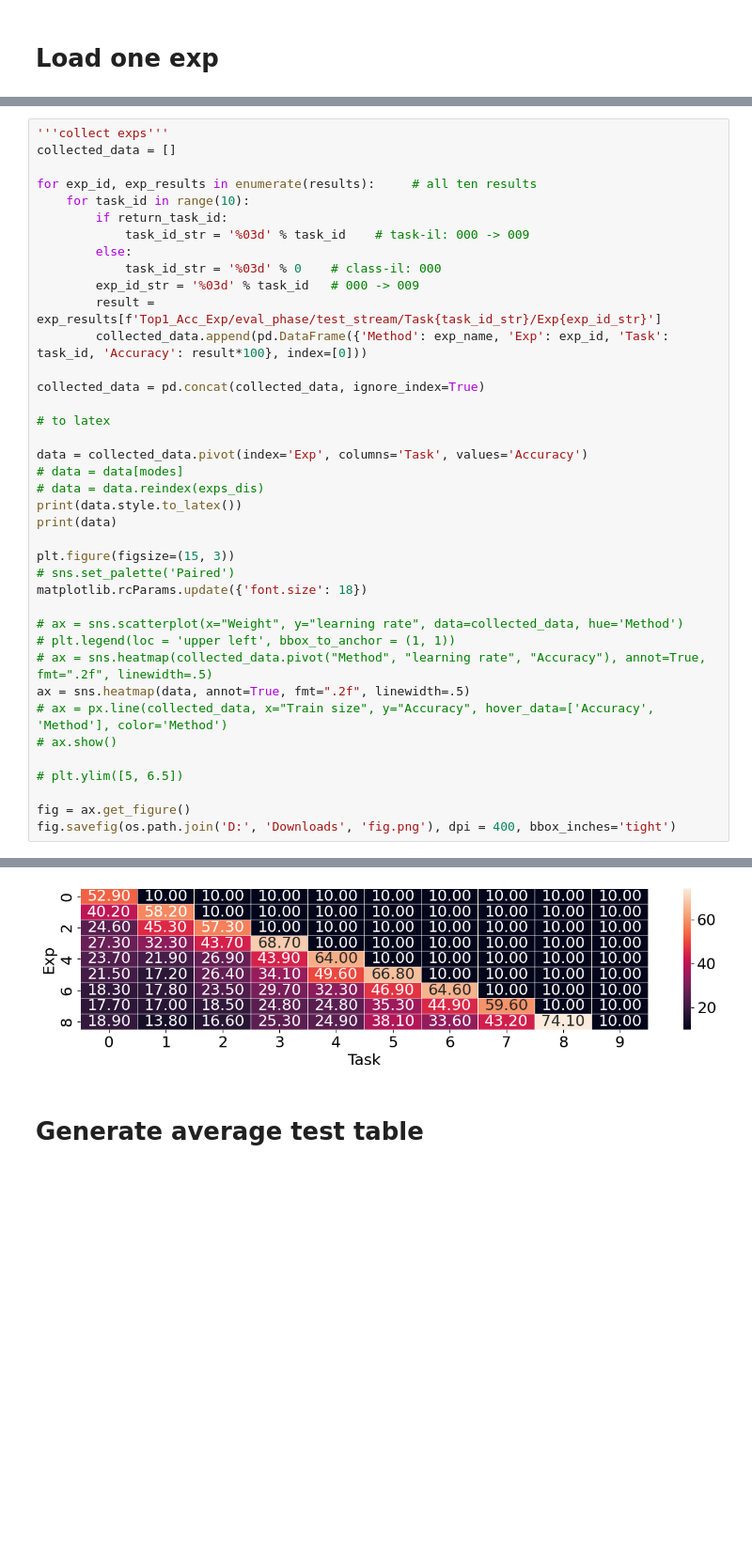
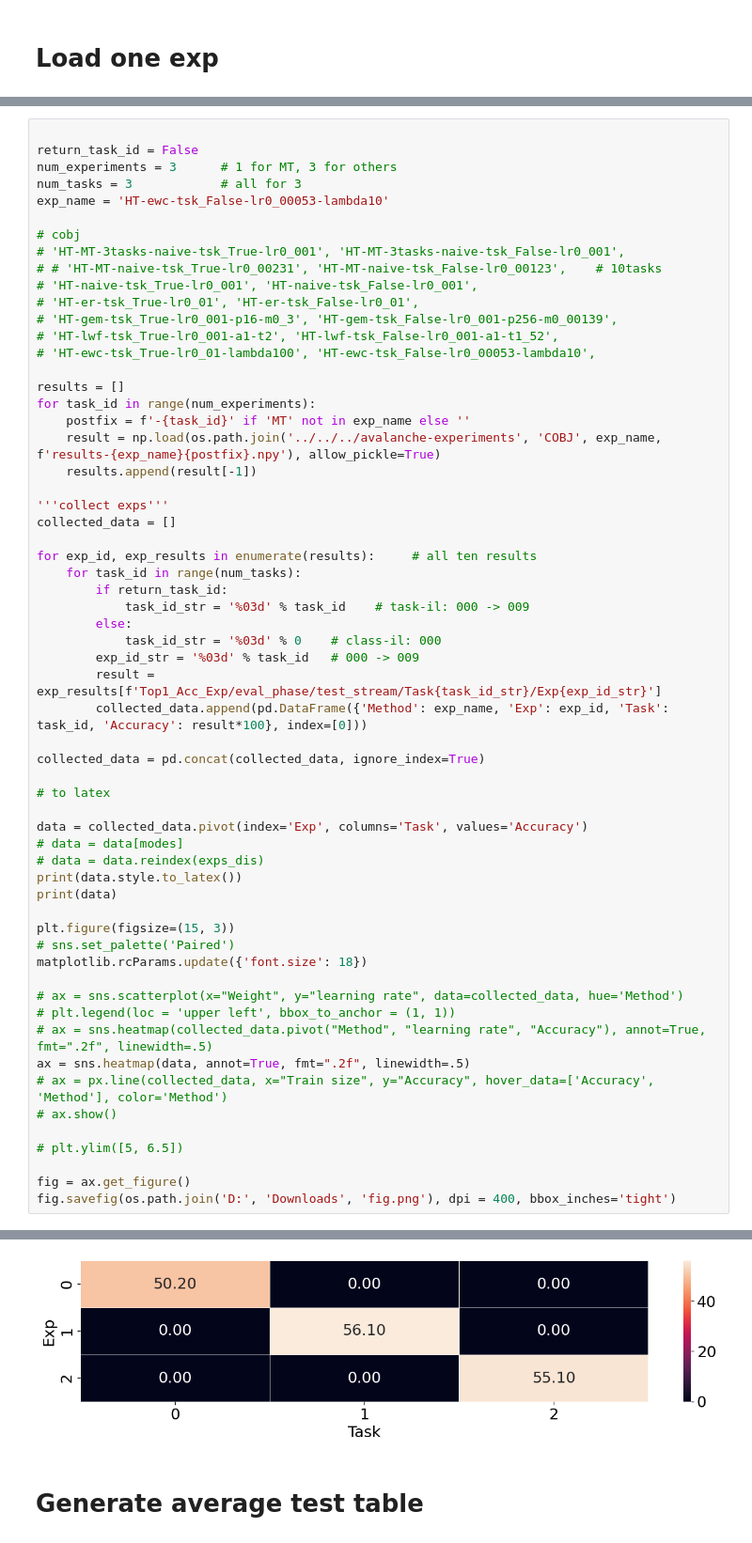
Before and after one commit to liaoweiduo/continual-learning-baselines, a Jupyter notebook: experiments/analysis/generate_result_table.ipynb, the cells around one changed output, grey strips where cells are left out. Shown at 94% size. Drawn from its saved outputs; the diff is of its cells as text; blank space fills up the shorter version.

```diff
--- a/experiments/analysis/generate_result_table.ipynb
+++ b/experiments/analysis/generate_result_table.ipynb
@@ -60,9 +73,30 @@ Test acc: [0.18  0.138 0.127 0.192 0.227 0.316 0.313 0.384 0.884 0.1  ]
 # %%
+
+return_task_id = False
+num_experiments = 3      # 1 for MT, 3 for others
+num_tasks = 3            # all for 3
+exp_name = 'HT-ewc-tsk_False-lr0_00053-lambda10'
+
+# cobj
+# 'HT-MT-3tasks-naive-tsk_True-lr0_001', 'HT-MT-3tasks-naive-tsk_False-lr0_001',
+# # 'HT-MT-naive-tsk_True-lr0_00231', 'HT-MT-naive-tsk_False-lr0_00123',    # 10tasks
+# 'HT-naive-tsk_True-lr0_001', 'HT-naive-tsk_False-lr0_001',
+# 'HT-er-tsk_True-lr0_01', 'HT-er-tsk_False-lr0_01',
+# 'HT-gem-tsk_True-lr0_001-p16-m0_3', 'HT-gem-tsk_False-lr0_001-p256-m0_00139',
+# 'HT-lwf-tsk_True-lr0_001-a1-t2', 'HT-lwf-tsk_False-lr0_001-a1-t1_52',
+# 'HT-ewc-tsk_True-lr0_01-lambda100', 'HT-ewc-tsk_False-lr0_00053-lambda10',
+
+results = []
+for task_id in range(num_experiments):
+    postfix = f'-{task_id}' if 'MT' not in exp_name else ''
+    result = np.load(os.path.join('../../../avalanche-experiments', 'COBJ', exp_name, f'results-{exp_name}{postfix}.npy'), allow_pickle=True)
+    results.append(result[-1])
+
 '''collect exps'''
 collected_data = []
 
 for exp_id, exp_results in enumerate(results):     # all ten results
-    for task_id in range(10):
+    for task_id in range(num_tasks):
         if return_task_id:
             task_id_str = '%03d' % task_id    # task-il: 000 -> 009
         else:
@@ -117,4 +147,4 @@ fig.savefig(os.path.join('D:', 'Downloads', 'fig.png'), dpi = 400, bbox_inches='
-[figure, old version]
+[figure, new version]
 # %% [markdown]
 # Generate average test table
 # %%
```
Also changed, not shown: parts of 13 cells of this notebook, 17 other files.
